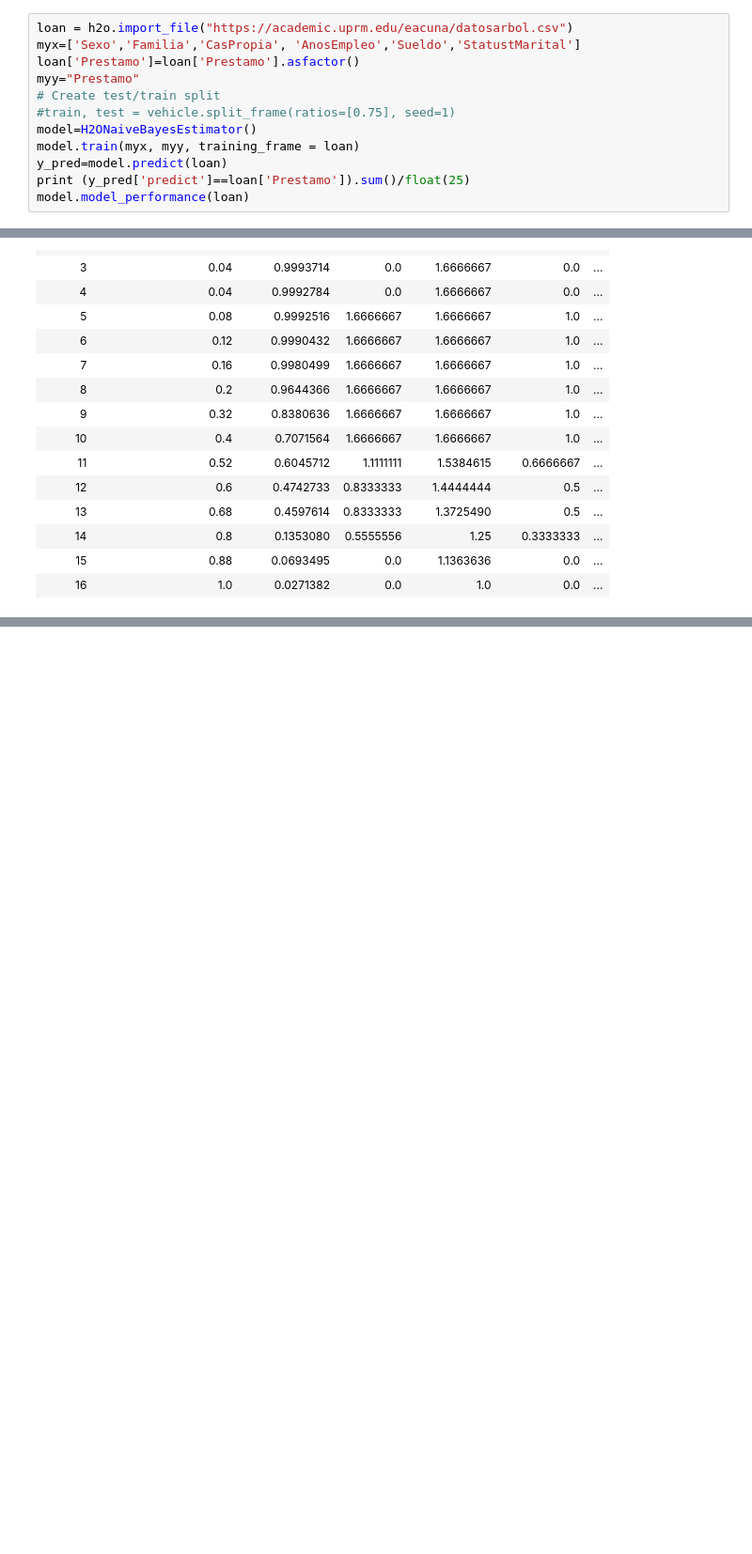
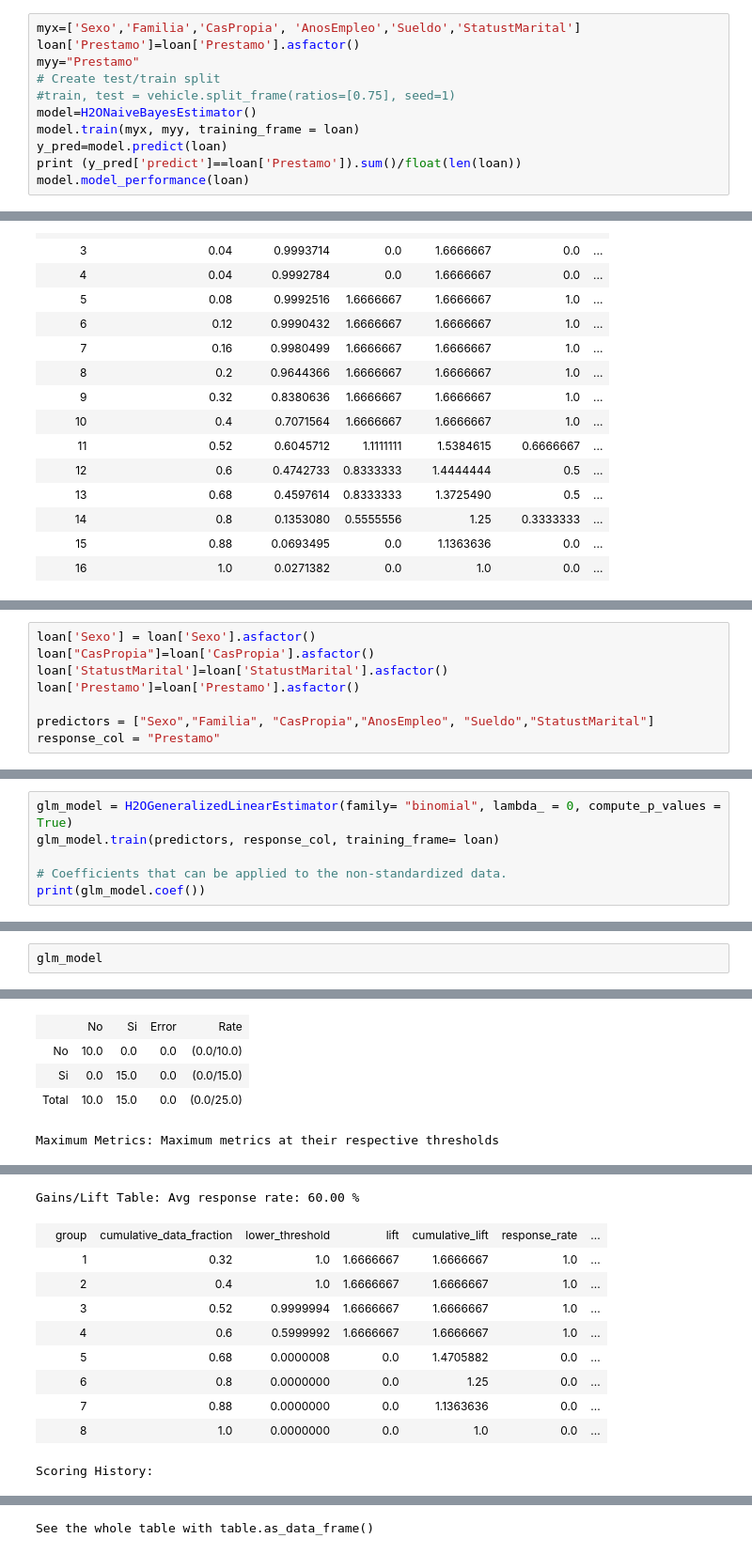
Before and after one commit to eacunafer/Data-Mining-Machine-Learning-subgraduado-, a Jupyter notebook: notebooks/logis1.ipynb, the cells around one changed output, grey strips where cells are left out. Shown at 94% size. Saved outputs shown, nothing was run; the diff lists cells and outputs as text; blank space fills up the shorter version.

```diff
--- a/notebooks/logis1.ipynb
+++ b/notebooks/logis1.ipynb
@@ -68,7 +70,6 @@ loan
 | Hombre | 6 | No | 18 | 2970 | Divorciado | No |
 | Hombre | 4 | Si | 12 | 3350 | Divorciado | No |
 # %%
-loan = h2o.import_file("https://academic.uprm.edu/eacuna/datosarbol.csv")
 myx=['Sexo','Familia','CasPropia', 'AnosEmpleo','Sueldo','StatustMarital']
 loan['Prestamo']=loan['Prestamo'].asfactor()
 myy="Prestamo"
@@ -77,7 +78,7 @@ myy="Prestamo"
 model=H2ONaiveBayesEstimator()
 model.train(myx, myy, training_frame = loan)
 y_pred=model.predict(loan)
-print (y_pred['predict']==loan['Prestamo']).sum()/float(25)
+print (y_pred['predict']==loan['Prestamo']).sum()/float(len(loan))
 model.model_performance(loan)
 # %% [output]
 0.88
@@ -164,0 +170,8 @@ Top-4 Hit Ratios:
+# %%
+loan['Sexo'] = loan['Sexo'].asfactor()
+loan["CasPropia"]=loan['CasPropia'].asfactor()
+loan['StatustMarital']=loan['StatustMarital'].asfactor()
+loan['Prestamo']=loan['Prestamo'].asfactor()
+
+predictors = ["Sexo","Familia", "CasPropia","AnosEmpleo", "Sueldo","StatustMarital"]
+response_col = "Prestamo"
@@ -164,0 +192,6 @@ Top-4 Hit Ratios:
+# %%
+glm_model = H2OGeneralizedLinearEstimator(family= "binomial", lambda_ = 0, compute_p_values = True)
+glm_model.train(predictors, response_col, training_frame= loan)
+
+# Coefficients that can be applied to the non-standardized data.
+print(glm_model.coef())
@@ -164,0 +200,3 @@ Top-4 Hit Ratios:
+# %%
+glm_model
+# %% [output]
@@ -164,0 +223,5 @@ Top-4 Hit Ratios:
+|  | No | Si | Error | Rate |
+| No | 10.0 | 0.0 | 0.0 | (0.0/10.0) |
+| Si | 0.0 | 15.0 | 0.0 | (0.0/15.0) |
+| Total | 10.0 | 15.0 | 0.0 | (0.0/25.0) |
+Maximum Metrics: Maximum metrics at their respective thresholds
@@ -164,0 +239,11 @@ Top-4 Hit Ratios:
+Gains/Lift Table: Avg response rate: 60.00 %
+|  | group | cumulative_data_fraction | lower_threshold | lift | cumulative_lift | response_rate | ... |
+|  | 1 | 0.32 | 1.0 | 1.6666667 | 1.6666667 | 1.0 | ... |
+|  | 2 | 0.4 | 1.0 | 1.6666667 | 1.6666667 | 1.0 | ... |
+|  | 3 | 0.52 | 0.9999994 | 1.6666667 | 1.6666667 | 1.0 | ... |
+|  | 4 | 0.6 | 0.5999992 | 1.6666667 | 1.6666667 | 1.0 | ... |
+|  | 5 | 0.68 | 0.0000008 | 0.0 | 1.4705882 | 0.0 | ... |
+|  | 6 | 0.8 | 0.0000000 | 0.0 | 1.25 | 0.0 | ... |
+|  | 7 | 0.88 | 0.0000000 | 0.0 | 1.1363636 | 0.0 | ... |
+|  | 8 | 1.0 | 0.0000000 | 0.0 | 1.0 | 0.0 | ... |
+Scoring History:
@@ -164,0 +262 @@ Top-4 Hit Ratios:
+See the whole table with table.as_data_frame()
```
Also changed, not shown: parts of 22 cells of this notebook, 2 other files.
